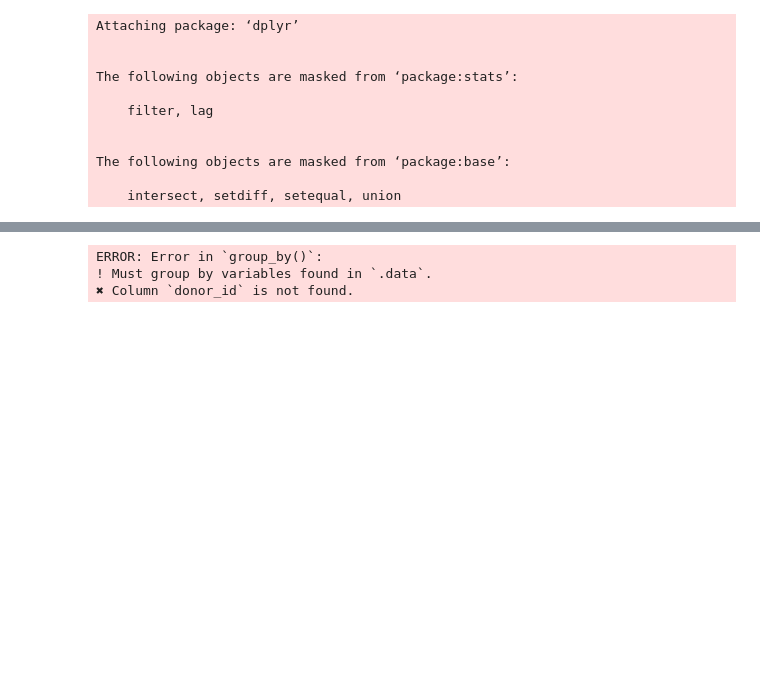
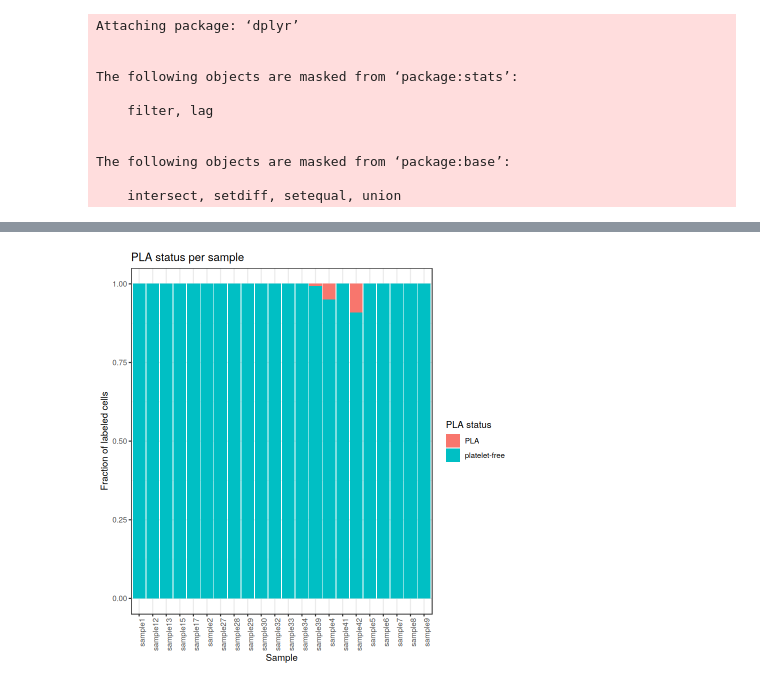
Before and after one commit to auredersch/FoPra_PLAs, a Jupyter notebook: notebooks/exploration_week1/pla_exploration.ipynb, the cells around one changed output, grey strips where cells are left out. Cells and saved outputs as stored; diff of their text form; code cells hidden in the pictures; blank space fills up the shorter version.

Commit message:
update pla_exploration

```diff
--- a/notebooks/exploration_week1/pla_exploration.ipynb
+++ b/notebooks/exploration_week1/pla_exploration.ipynb
@@ -15,6 +15,7 @@ The following objects are masked from ‘package:base’:
 
     intersect, setdiff, setequal, union
 # %%
-dataset <- readRDS("~/SysBioMed-PLAs/data/datasets/gated_ImmuneAging.rds")
+dataset <- readRDS("~/SysBioMed-PLAs/data/datasets/gated_heart_processed.rds")
 meta <- dataset@meta.data
-OUT_DIR <- "~/FoPra_PLAs/results/exploration_week1/"
+name <- "Heart"
+OUT_DIR <- paste0("~/FoPra_PLAs/results/exploration_week1/", name , "/")
@@ -21,24 +49,22 @@ OUT_DIR <- "~/FoPra_PLAs/results/exploration_week1/"
 # %%
 p_donor <- meta %>%
   filter(!is.na(pla_status)) %>%
-  group_by(donor_id, pla_status) %>%
+  group_by(sample, pla_status) %>%
   summarise(n = n(), .groups = "drop") %>%
-  group_by(donor_id) %>%
+  group_by(sample) %>%
   mutate(freq = n / sum(n)) %>%
-  ggplot(aes(x = donor_id, y = freq, fill = pla_status)) +
+  ggplot(aes(x = sample, y = freq, fill = pla_status)) +
   geom_col() +
   theme_bw() +
   theme(axis.text.x = element_text(angle = 90, hjust = 1)) +
   labs(
-    title = "PLA status per donor",
-    x = "Donor",
+    title = "PLA status per sample",
+    x = "Sample",
     y = "Fraction of labeled cells",
     fill = "PLA status"
   )
 
 print(p_donor)
-#ggsave(file.path(OUT_DIR, "01_pla_status_per_donor.png"), p_donor, width = 8, height = 4, dpi = 300)
+ggsave(file.path(OUT_DIR, "01_pla_status_per_sample.png"), p_donor, width = 8, height = 4, dpi = 300)
 # %% [output]
-ERROR: Error in `group_by()`:
-! Must group by variables found in `.data`.
-✖ Column `donor_id` is not found.
+[figure, added]
```
Also changed, not shown: parts of 3 cells of this notebook.
